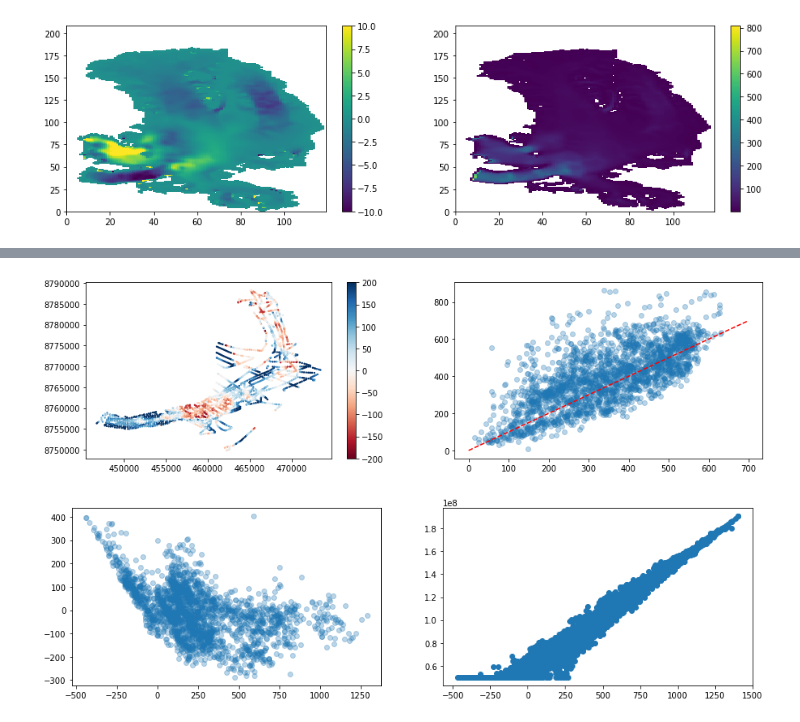
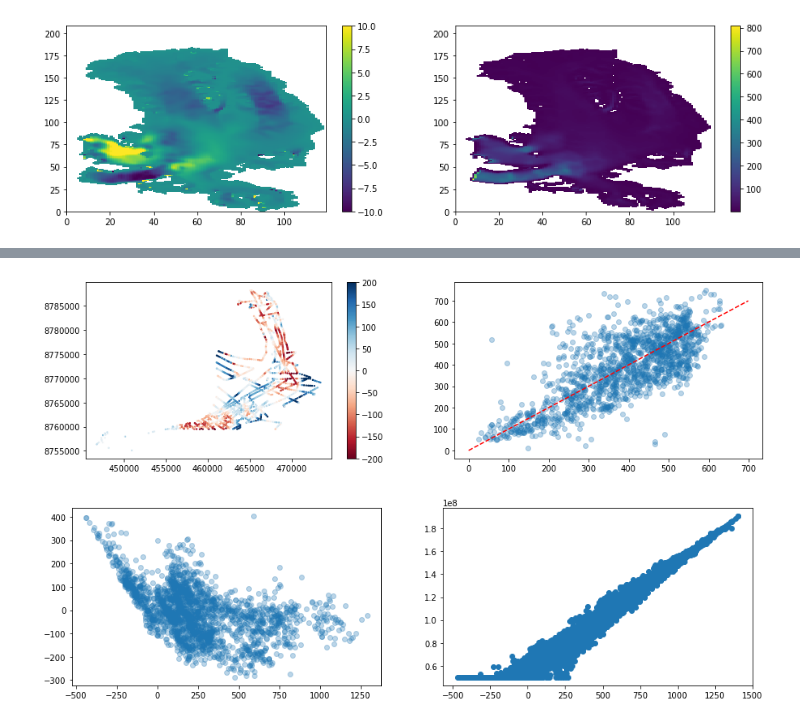
Before and after one commit to hahohe1892/thick_inv, a Jupyter notebook: Kronebreen-Kongsbreen.ipynb, the cells around one changed output, grey strips where cells are left out. Drawn from its saved outputs; the diff is of its cells as text; code cells hidden in the pictures.

Commit message:
first experiment with using sample (here where y<50) of radar measurements in thickness inversion

```diff
--- a/Kronebreen-Kongsbreen.ipynb
+++ b/Kronebreen-Kongsbreen.ipynb
@@ -537,9 +569,13 @@ B_rec = gauss_filter(B_rec, .6, 3)
 B_rec[np.logical_or(B_rec > S_rec, mask==0)]=S_rec[np.logical_or(B_rec > S_rec, mask==0)]
 B_rec[retreat_mask==1]=-700
 
+B_rec[radar_mask == 1] = radar_bed[radar_mask == 1]
+
 B_init = deepcopy(B_rec)
 
 dh_ref = deepcopy(dhdt_full)
+
+tauc_rec = (500+B_init)*1e3
 
 B_rec_all = []
 dh_all = []
@@ -570,20 +604,13 @@ tauc_rec = (500+B_init)*1e3
-# %%
-pmax = 500
 # %%
 for p in tqdm.trange(0, pmax):
 
     h_old = S_rec - B_rec
-    #h_old[ocean_boundary==1] = 10
-    #S_rec[ocean_boundary==1] = S_init[ocean_boundary==1]
-
 
     !cp kronebreen_kongsbreen_iteration_out.nc kronebreen_kongsbreen_iteration_in.nc
     nc_updated = NC('kronebreen_kongsbreen_iteration_in.nc', 'r+')
     nc_updated['topg'][0,:,:]=B_rec
     nc_updated['thk'][0,:,:]=h_old
-    #nc_updated['tauc'][0,:,:]= (500+B_init)*1e3
     nc_updated['tauc'][0,:,:]= tauc_rec
-    #nc_updated['tillphi'][:,:]= np.maximum(np.minimum(8 + (B_rec+300)*((40-8)/(700+300)), 40), 8)
     nc_updated.close()
 
     cmd = ["./kronebreen_kongsbreen_iteration_script.sh", '6', 'kronebreen_kongsbreen_iteration_in.nc', str(dt), 'kronebreen_kongsbreen_iteration_out.nc', str(dt/2)]
@@ -592,21 +619,12 @@ for p in tqdm.trange(0, pmax):
     h_rec = get_nc_data('kronebreen_kongsbreen_iteration_out.nc', 'thk', 0)
     dh_rec = (h_rec - h_old)/dt
 
-    mask_iter = get_nc_data('kronebreen_kongsbreen_iteration_out.nc', 'mask', 0)/2 #base buffer on ice mask produced by PISM --> faster than loop
-    k = np.ones((bw, bw))
-    buffer = ndimage.convolve(mask_iter, k)/(bw)**2 #smooth ice mask...
-    #criterion = np.logical_and(np.logical_and(buffer > 0, buffer != 1), mask==1)
     vel = get_nc_data('kronebreen_kongsbreen_iteration_out.nc', 'velbar_mag', 0)
-    #diff = get_nc_data('kronebreen_kongsbreen_iteration_out.nc', 'diffusivity', 0)
 
     u = get_nc_data('kronebreen_kongsbreen_iteration_out.nc', 'uvelsurf', 0)
     v = get_nc_data('kronebreen_kongsbreen_iteration_out.nc', 'vvelsurf', 0)
-    criterion = np.where(np.logical_and(mask_iter+shift(mask_iter, u, v, 1)>1, mask_iter+shift(mask_iter, u, v, 1)<2))
 
     misfit = shift((dh_rec-dh_ref), u, v, 0.3)*mask
-    #misfit = (dh_rec - dh_ref)*mask
-    #misfit/= (1+diff*1000)   ### adjust misfit for velocity to stabilize reconstruction
-    #misfit /= (10 + diff**1.01 / (np.median(diff[mask==1]**1.01)+1e-5))
 
     B_rec = B_rec - beta * (misfit)
     #tauc_rec = tauc_rec + beta * misfit * 1e4
@@ -617,13 +635,10 @@ for p in tqdm.trange(0, pmax):
     H_rec = S_rec - B_rec
     D_iter = mask*T*H_rec**5*(slope_iter)**2
     H_rec[np.logical_and(D_iter>1e-1, ocean_boundary!=1)] = (1e-1/(T*(slope_iter[np.logical_and(D_iter>1e-1, ocean_boundary!=1)])**2))**(1/5)
-    #H_rec[D_iter>1e-1] = (1e-1/(T*(slope_iter[D_iter>1e-1])**2))**(1/5)
-    #H_rec[mask==0] = np.nan
-    #H_smooth = gauss_filter(H_rec, .5, truncate=3)
-    #H_rec += np.minimum(abs(misfit), abs(H_smooth-H_rec))*np.sign(H_smooth-H_rec)
-    #H_rec[np.isnan(H_rec)] = 0
     B_rec = S_rec - H_rec
-    #B_rec[ocean_boundary==1] = -700
+
+    ### fix bed at locations of known ice thickness
+    B_rec[radar_mask == 1] = radar_bed[radar_mask == 1]
 
     B_rec[B_rec>S_rec]=S_rec[B_rec>S_rec]
     B_rec[B_rec>NPI_DEM]=NPI_DEM[B_rec>NPI_DEM]
@@ -730,18 +745,24 @@ Z_at_rad = get_nearest(x[mask==1],y[mask==1],NPI_DEM[mask==1], x_rad, y_rad)
 
 df = pd.DataFrame({"Z":Z_at_rad,"rad":rad[:,0], "x_rad":x_rad[:,0], "y_rad": y_rad[:,0]})
 df = df.groupby('Z').mean()
-thick_ref_at_rad = df.index - df['rad']
+
+df_sample = copy(df)
+for q,i in enumerate(df['x_rad']):
+    if i in radar_x:
+        df_sample = df_sample.drop(df.index[q])
+
+thick_ref_at_rad = df_sample.index - df_sample['rad']
 thick_rec = S_rec - B_rec
-thick_rec_at_rad = get_nearest(x[mask==1], y[mask==1], thick_rec[mask==1], np.array(df['x_rad']), np.array(df['y_rad']))
+thick_rec_at_rad = get_nearest(x[mask==1], y[mask==1], thick_rec[mask==1], np.array(df_sample['x_rad']), np.array(df_sample['y_rad']))
 # %%
 fig, ax = plt.subplots(1,2, figsize=(15,4))
-field = ax[0].scatter(np.array(df['x_rad']), np.array(df['y_rad']), c=(thick_rec_at_rad - thick_ref_at_rad), cmap='RdBu', s=2, vmin=-200, vmax=200)
+field = ax[0].scatter(np.array(df_sample['x_rad']), np.array(df_sample['y_rad']), c=(thick_rec_at_rad - thick_ref_at_rad), cmap='RdBu', s=2, vmin=-200, vmax=200)
 fig.colorbar(field, ax = ax[0])
 
 scatter = ax[1].scatter(thick_ref_at_rad, thick_rec_at_rad, marker='o', alpha=.3)
 line = ax[1].plot(range(700), range(700), '--', c='r')
 # %% [output]
-[figure, old version]
+[figure, new version]
 # %%
 data_at_rad = get_nearest(x,y,get_nc_data('kronebreen_kongsbreen_iteration_out.nc', 'topg', 0), np.array(df['x_rad']), np.array(df['y_rad']))
 #data_at_rad = get_nearest(x,y, B_rec, np.array(df['x_rad']), np.array(df['y_rad']))
```
Also changed, not shown: parts of 12 cells of this notebook.
